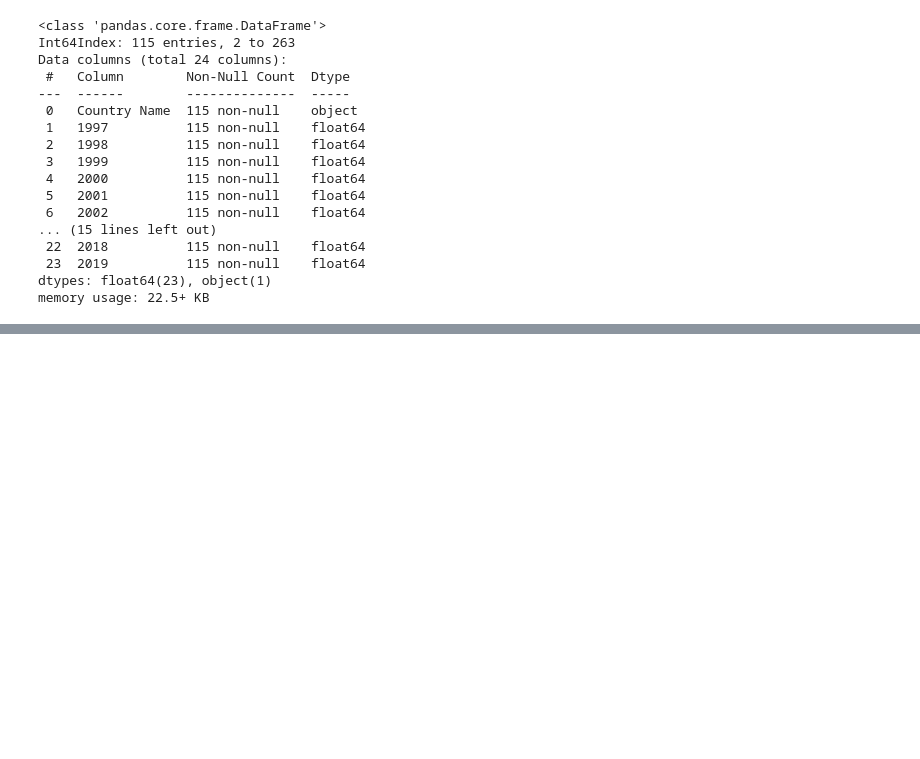
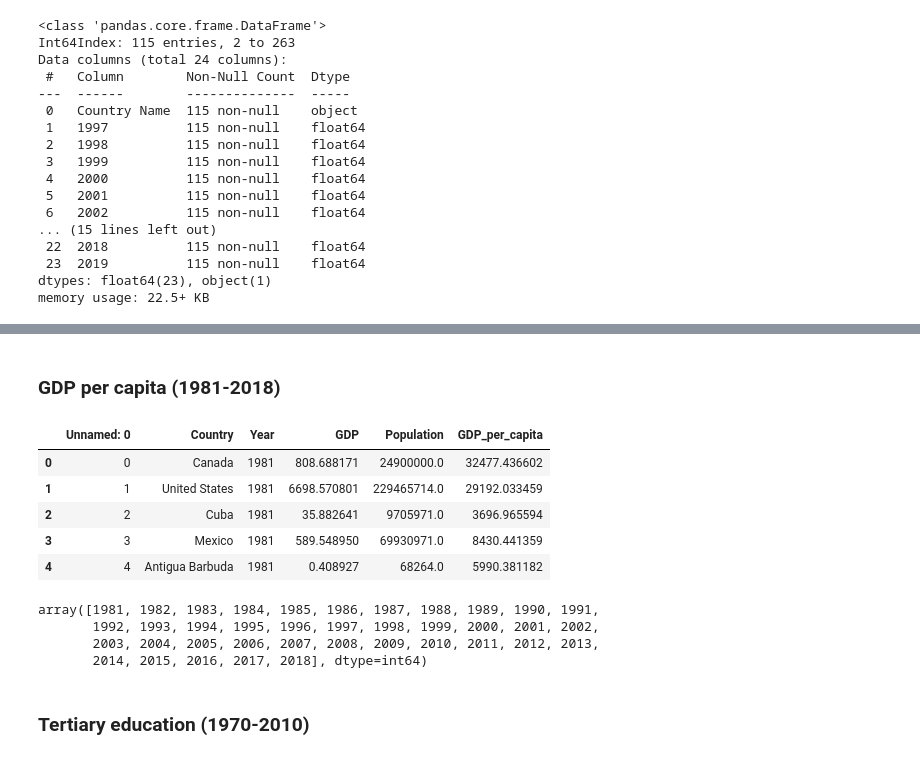
Before and after one commit to ta-data-bcn/Project-Week-8-Final-Project, a Jupyter notebook: your-project/Data Gathering.ipynb, the cells around one changed output, grey strips where cells are left out. Saved outputs shown, nothing was run; the diff lists cells and outputs as text; code cells hidden in the pictures; blank space fills up the shorter version.

```diff
--- a/your-project/Data Gathering.ipynb
+++ b/your-project/Data Gathering.ipynb
@@ -435,0 +600,21 @@ women_in_power'''
+# %% [markdown]
+### GDP per capita (1981-2018)
+# %%
+gdp = pd.read_csv('data//GDP_P.csv')
+gdp.head()
+# %% [output]
+|  | Unnamed: 0 | Country | Year | GDP | Population | GDP_per_capita |
+| 0 | 0 | Canada | 1981 | 808.688171 | 24900000.0 | 32477.436602 |
+| 1 | 1 | United States | 1981 | 6698.570801 | 229465714.0 | 29192.033459 |
+| 2 | 2 | Cuba | 1981 | 35.882641 | 9705971.0 | 3696.965594 |
+| 3 | 3 | Mexico | 1981 | 589.548950 | 69930971.0 | 8430.441359 |
+| 4 | 4 | Antigua Barbuda | 1981 | 0.408927 | 68264.0 | 5990.381182 |
+# %%
+gdp.Year.unique()
+# %% [output]
+array([1981, 1982, 1983, 1984, 1985, 1986, 1987, 1988, 1989, 1990, 1991,
+       1992, 1993, 1994, 1995, 1996, 1997, 1998, 1999, 2000, 2001, 2002,
+       2003, 2004, 2005, 2006, 2007, 2008, 2009, 2010, 2011, 2012, 2013,
+       2014, 2015, 2016, 2017, 2018], dtype=int64)
+# %% [markdown]
+### Tertiary education (1970-2010)
```
Also changed, not shown: parts of 46 cells of this notebook.
